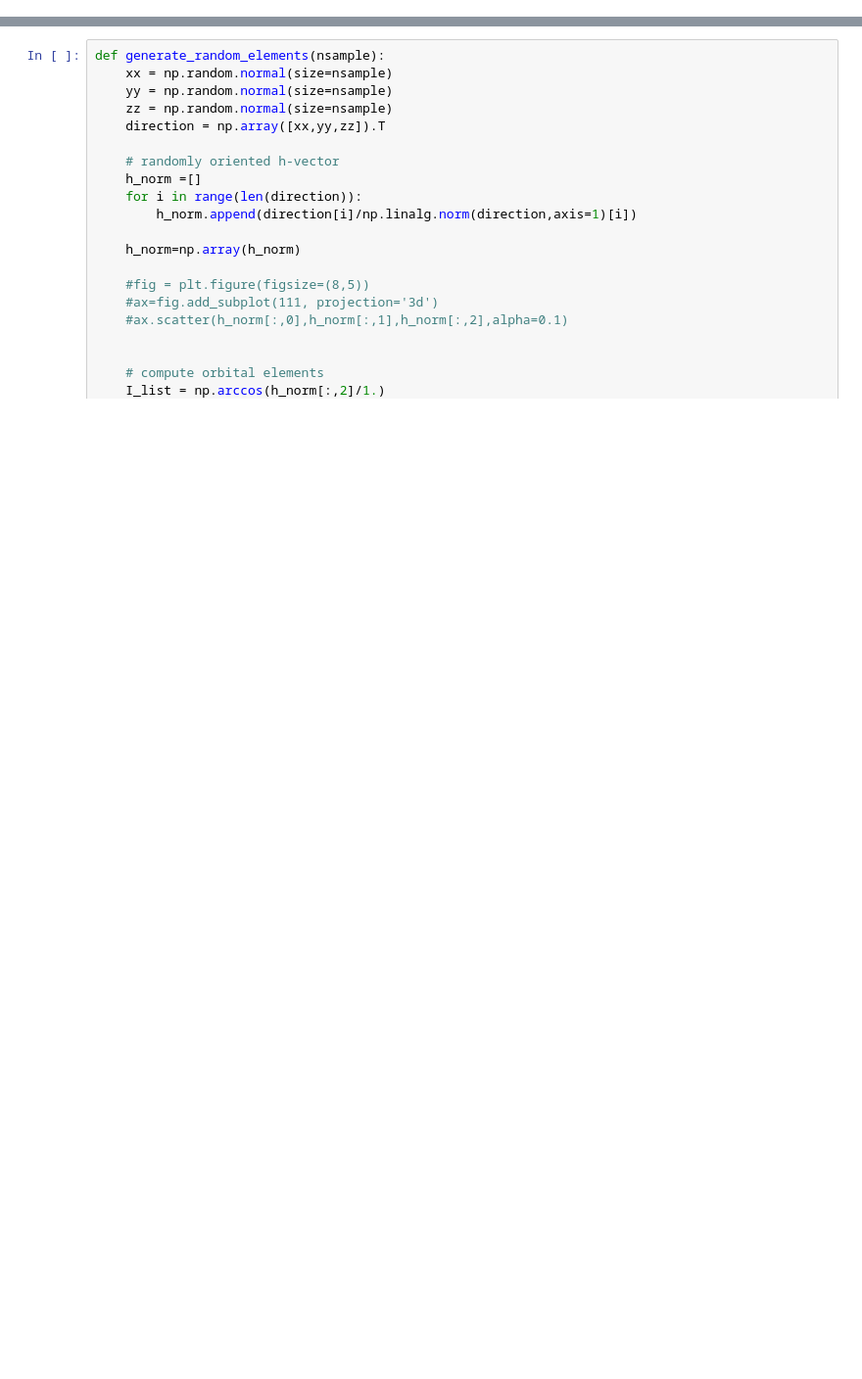
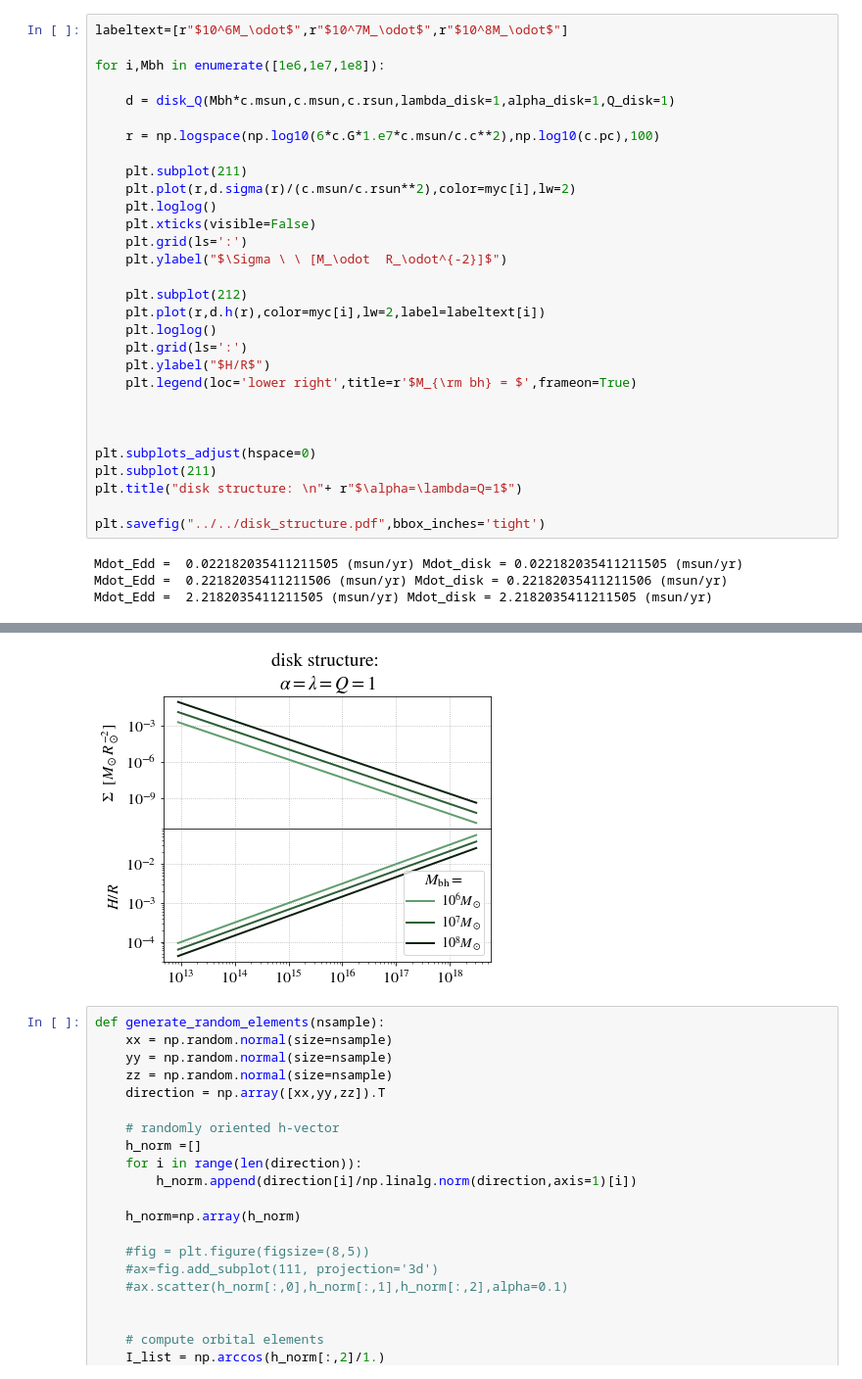
Before and after one commit to morganemacleod/NSC_dynamics, a Jupyter notebook: MacLeodLin2019/Star_Disk_Interaction_Paper_Figures.ipynb, the cells around one changed output, grey strips where cells are left out. Shown: that part at 98% size. Saved outputs shown, nothing was run; the diff lists cells and outputs as text; blank space fills up the shorter version.

```diff
--- a/MacLeodLin2019/Star_Disk_Interaction_Paper_Figures.ipynb
+++ b/MacLeodLin2019/Star_Disk_Interaction_Paper_Figures.ipynb
@@ -32,0 +40,34 @@ plt.rcParams['font.size'] = 16
+# %%
+labeltext=[r"$10^6M_\odot$",r"$10^7M_\odot$",r"$10^8M_\odot$"]
+
+for i,Mbh in enumerate([1e6,1e7,1e8]):
+
+    d = disk_Q(Mbh*c.msun,c.msun,c.rsun,lambda_disk=1,alpha_disk=1,Q_disk=1)
+
+    r = np.logspace(np.log10(6*c.G*1.e7*c.msun/c.c**2),np.log10(c.pc),100)
+
+    plt.subplot(211)
+    plt.plot(r,d.sigma(r)/(c.msun/c.rsun**2),color=myc[i],lw=2)
+    plt.loglog()
+    plt.xticks(visible=False)
+    plt.grid(ls=':')
+    plt.ylabel("$\Sigma \ \ [M_\odot  R_\odot^{-2}]$")
+
+    plt.subplot(212)
+    plt.plot(r,d.h(r),color=myc[i],lw=2,label=labeltext[i])
+    plt.loglog()
+    plt.grid(ls=':')
+    plt.ylabel("$H/R$")
+    plt.legend(loc='lower right',title=r'$M_{\rm bh} = $',frameon=True)
+
+
+
+plt.subplots_adjust(hspace=0)
+plt.subplot(211)
+plt.title("disk structure: \n"+ r"$\alpha=\lambda=Q=1$")
+
+plt.savefig("../../disk_structure.pdf",bbox_inches='tight')
+# %% [output]
+Mdot_Edd =  0.022182035411211505 (msun/yr) Mdot_disk = 0.022182035411211505 (msun/yr)
+Mdot_Edd =  0.22182035411211506 (msun/yr) Mdot_disk = 0.22182035411211506 (msun/yr)
+Mdot_Edd =  2.2182035411211505 (msun/yr) Mdot_disk = 2.2182035411211505 (msun/yr)
@@ -33,3 +84,4 @@ plt.rcParams['font.size'] = 16
+[figure, added]
 # %%
 def generate_random_elements(nsample):
     xx = np.random.normal(size=nsample)
```
Also changed, not shown: parts of 5 cells of this notebook.
